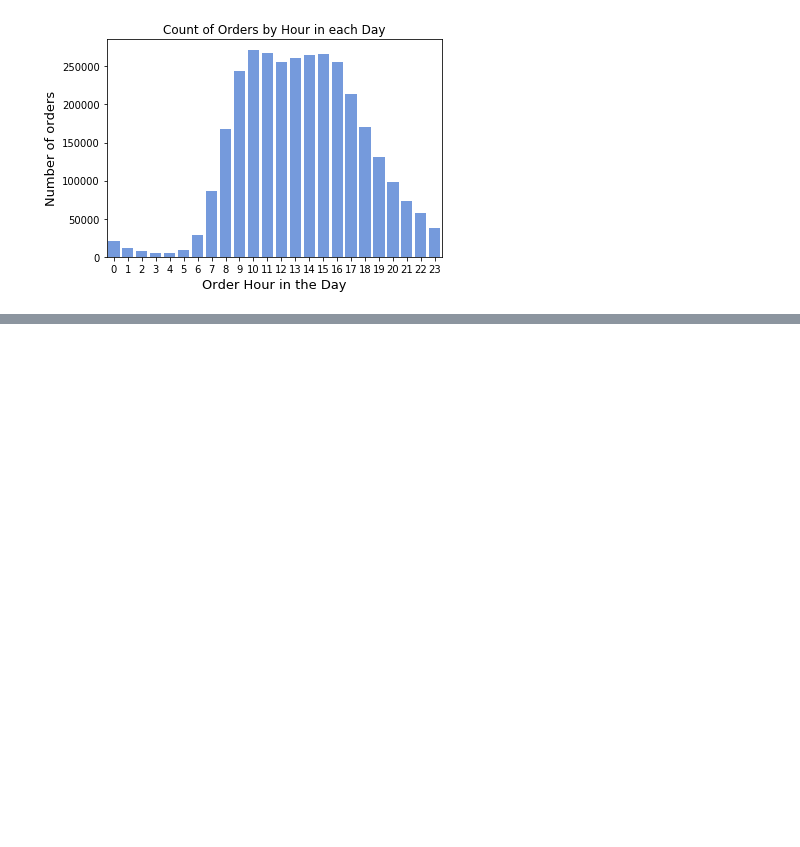
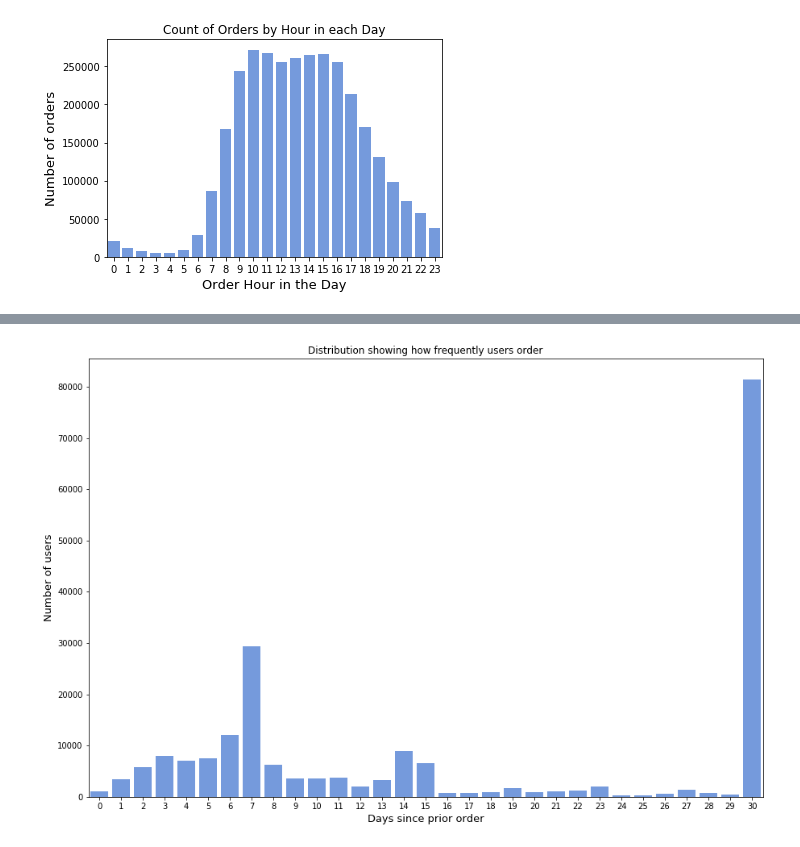
Before and after one commit to yashwanthky/Instacart_Market_Basket_Analysis, a Jupyter notebook: Data_Loading_Exploration.ipynb, the cells around one changed output, grey strips where cells are left out. Drawn from its saved outputs; the diff is of its cells as text; code cells hidden in the pictures; blank space fills up the shorter version.

```diff
--- a/Data_Loading_Exploration.ipynb
+++ b/Data_Loading_Exploration.ipynb
@@ -257,0 +259,5 @@ Most of the ordering activity occurs between 9Am to 4PM before the number of ord
+# %%
+customerorderprior = merged_data[['user_id','order_id','days_since_prior_order']].drop_duplicates()
+customerorderprior = customerorderprior.loc[customerorderprior['days_since_prior_order'] != '999']
+customerorderprior = customerorderprior.astype('int64', copy = False)
+customerorderprior.head()
@@ -257,0 +271,3 @@ Most of the ordering activity occurs between 9Am to 4PM before the number of ord
+# %%
+#customerorderprior.groupby(['user_id'])['days_since_prior_order'].agg(pd.Series.mode).to_frame()
+customerorderprior = customerorderprior.groupby('user_id')['days_since_prior_order'].apply(lambda x: x.value_counts().index[0]).reset_index()
@@ -257,0 +284,12 @@ Most of the ordering activity occurs between 9Am to 4PM before the number of ord
+# %%
+customerorderprior = customerorderprior.groupby('days_since_prior_order').agg({'user_id' : ['count']}).reset_index()
+customerorderprior.columns = ['days_since_prior_order','users']
+customerorderprior.head()
+# %%
+plt.figure(figsize=(15,10))
+sns.barplot(x='days_since_prior_order', y='users',data=customerorderprior, color='cornflowerblue')
+plt.ylabel('Number of users', fontsize=13)
+plt.xlabel('Days since prior order', fontsize=13)
+plt.title('Distribution showing how frequently users order');
+# %% [output]
+[figure, added]
```
Also changed, not shown: parts of 7 cells of this notebook.
